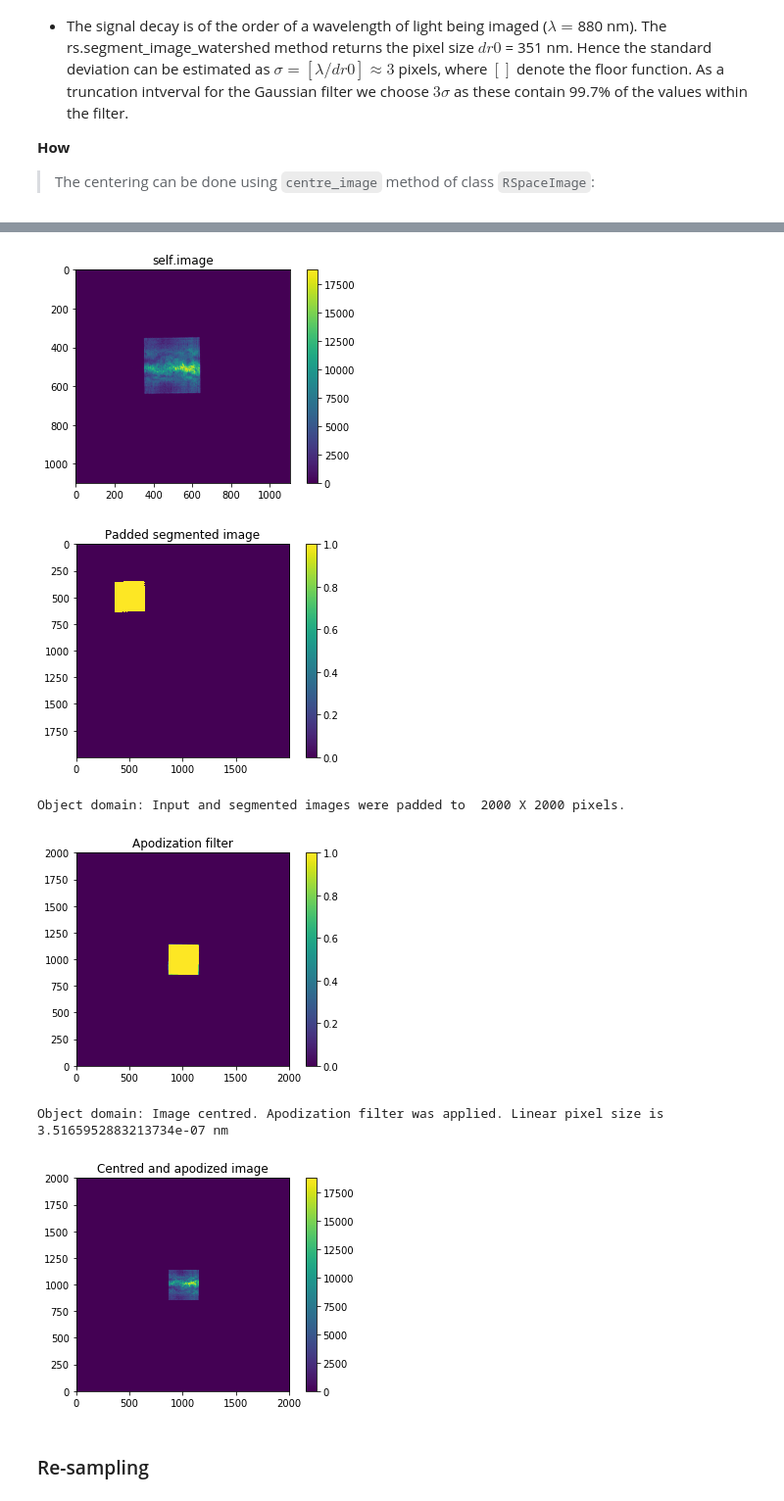
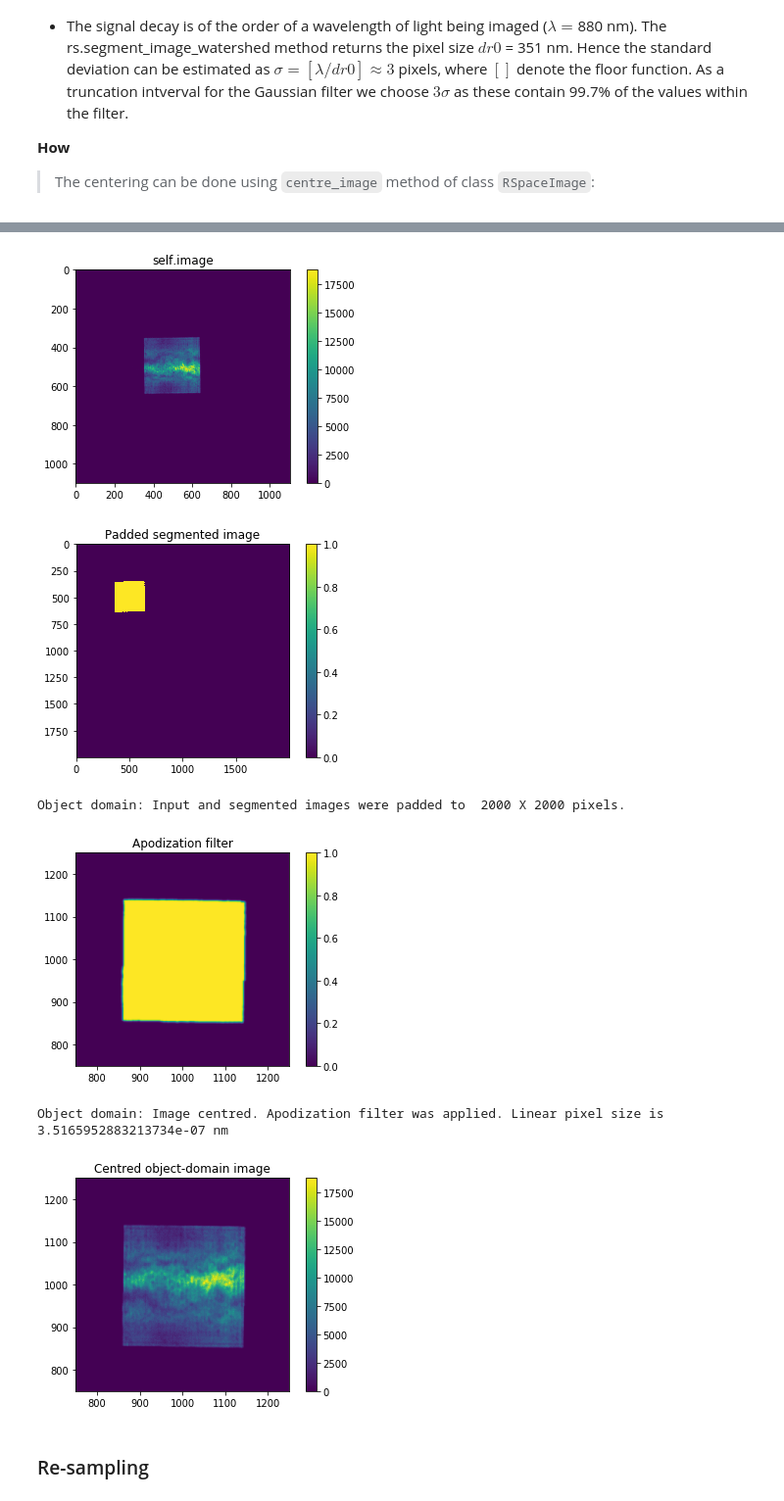
Before and after one commit to pkliui/PhaseRetrieval, a Jupyter notebook: docs/PhaseRetrieval.ipynb, the cells around one changed output, grey strips where cells are left out. Shown at 98% size. Drawn from its saved outputs; the diff is of its cells as text; code cells hidden in the pictures.

```diff
--- a/docs/PhaseRetrieval.ipynb
+++ b/docs/PhaseRetrieval.ipynb
@@ -446,17 +446,17 @@ print(rs.centre_image.__doc__)
 # %%
 lambd = 880e-9
 
 _ = rs.centre_image(npixels_pad = 2000,
                     apodization = True,
                     std = np.floor(lambd/dr0), trunc = 3*np.floor(lambd/dr0),
-                    plot_progress = True, zoom=1)
+                    plot_progress = True, zoom=4)
 # %% [output]
 [figure]
 [figure]
 Object domain: Input and segmented images were padded to  2000 X 2000 pixels.
-[figure, old version]
+[figure, new version]
 Object domain: Image centred. Apodization filter was applied. Linear pixel size is  3.5165952883213734e-07 nm
-[figure, old version]
+[figure, new version]
 # %% [markdown]
 ### Re-sampling <a class="anchor" id="resampling"></a>
 # %% [markdown]
```
Also changed, not shown: parts of 4 cells of this notebook.
